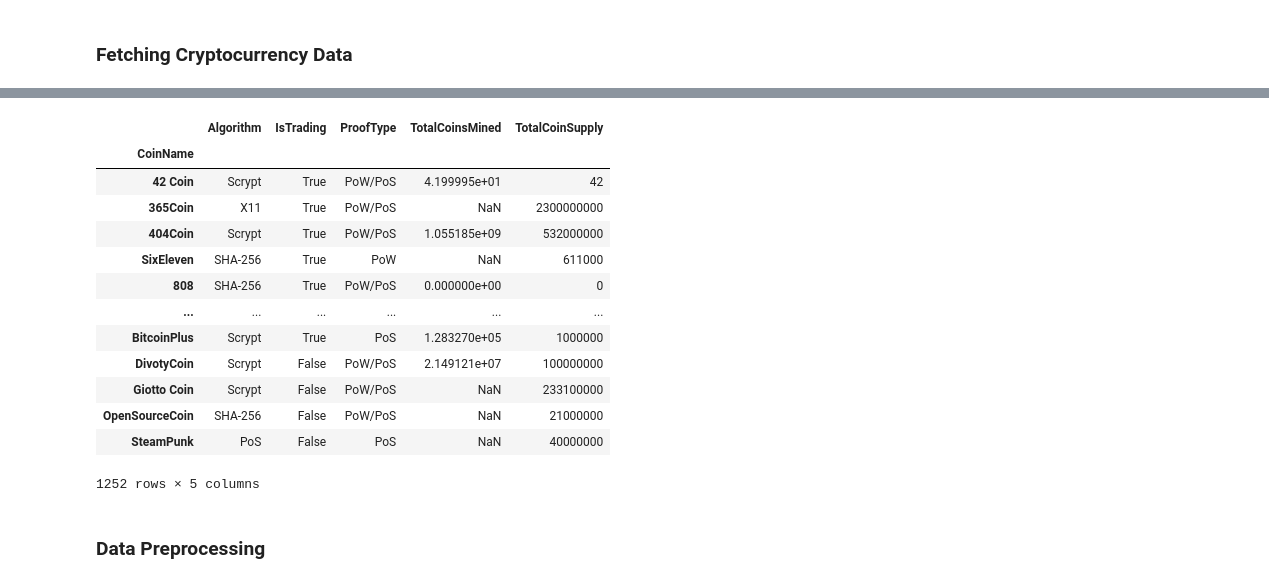
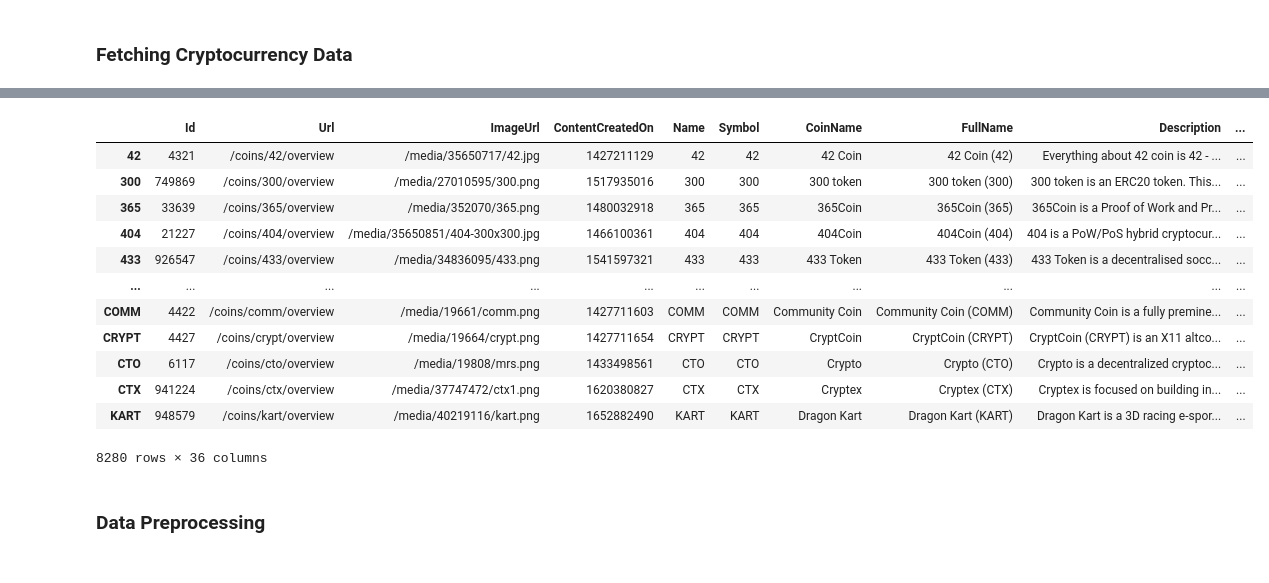
Before and after one commit to Angelboy-commercial/AWS-challenge, a Jupyter notebook: crypto_clustering.ipynb, the cells around one changed output, grey strips where cells are left out. Drawn from its saved outputs; the diff is of its cells as text; code cells hidden in the pictures.

```diff
--- a/crypto_clustering.ipynb
+++ b/crypto_clustering.ipynb
@@ -37,4 +37,5 @@ crypto = requests.get(url).json()
 #          'Supply': total_supply
 #     })
 
-# crypto_df = crypto_clean(crypto)
+crypto_df = pd.DataFrame(crypto['Data']).T
+crypto_df.head()
@@ -41,26 +50,25 @@ crypto = requests.get(url).json()
 # %%
 # Alternatively, use the provided csv file:
 # file_path = Path("Resources/crypto_data.csv")
 
-crypto_df = pd.read_csv('crypto_data.csv', index_col="CoinName")
-crypto_df = crypto_df.drop(columns=['Unnamed: 0'], axis=1)
+# crypto_df = pd.read_csv('crypto_data.csv', index_col="CoinName")
+# crypto_df = crypto_df.drop(columns=['Unnamed: 0'], axis=1)
 
 crypto_df
 # %% [output]
-|  | Algorithm | IsTrading | ProofType | TotalCoinsMined | TotalCoinSupply |
-| CoinName |  |  |  |  |  |
-| 42 Coin | Scrypt | True | PoW/PoS | 4.199995e+01 | 42 |
-| 365Coin | X11 | True | PoW/PoS | NaN | 2300000000 |
-| 404Coin | Scrypt | True | PoW/PoS | 1.055185e+09 | 532000000 |
-| SixEleven | SHA-256 | True | PoW | NaN | 611000 |
-| 808 | SHA-256 | True | PoW/PoS | 0.000000e+00 | 0 |
-| ... | ... | ... | ... | ... | ... |
-| BitcoinPlus | Scrypt | True | PoS | 1.283270e+05 | 1000000 |
-| DivotyCoin | Scrypt | False | PoW/PoS | 2.149121e+07 | 100000000 |
-| Giotto Coin | Scrypt | False | PoW/PoS | NaN | 233100000 |
-| OpenSourceCoin | SHA-256 | False | PoW/PoS | NaN | 21000000 |
-| SteamPunk | PoS | False | PoS | NaN | 40000000 |
+|  | Id | Url | ImageUrl | ContentCreatedOn | Name | Symbol | CoinName | FullName | Description | ... |
+| 42 | 4321 | /coins/42/overview | /media/35650717/42.jpg | 1427211129 | 42 | 42 | 42 Coin | 42 Coin (42) | Everything about 42 coin is 42 - ... | ... |
+| 300 | 749869 | /coins/300/overview | /media/27010595/300.png | 1517935016 | 300 | 300 | 300 token | 300 token (300) | 300 token is an ERC20 token. This... | ... |
+| 365 | 33639 | /coins/365/overview | /media/352070/365.png | 1480032918 | 365 | 365 | 365Coin | 365Coin (365) | 365Coin is a Proof of Work and Pr... | ... |
+| 404 | 21227 | /coins/404/overview | /media/35650851/404-300x300.jpg | 1466100361 | 404 | 404 | 404Coin | 404Coin (404) | 404 is a PoW/PoS hybrid cryptocur... | ... |
+| 433 | 926547 | /coins/433/overview | /media/34836095/433.png | 1541597321 | 433 | 433 | 433 Token | 433 Token (433) | 433 Token is a decentralised socc... | ... |
+| ... | ... | ... | ... | ... | ... | ... | ... | ... | ... | ... |
+| COMM | 4422 | /coins/comm/overview | /media/19661/comm.png | 1427711603 | COMM | COMM | Community Coin | Community Coin (COMM) | Community Coin is a fully premine... | ... |
+| CRYPT | 4427 | /coins/crypt/overview | /media/19664/crypt.png | 1427711654 | CRYPT | CRYPT | CryptCoin | CryptCoin (CRYPT) | CryptCoin (CRYPT) is an X11 altco... | ... |
+| CTO | 6117 | /coins/cto/overview | /media/19808/mrs.png | 1433498561 | CTO | CTO | Crypto | Crypto (CTO) | Crypto is a decentralized cryptoc... | ... |
+| CTX | 941224 | /coins/ctx/overview | /media/37747472/ctx1.png | 1620380827 | CTX | CTX | Cryptex | Cryptex (CTX) | Cryptex is focused on building in... | ... |
+| KART | 948579 | /coins/kart/overview | /media/40219116/kart.png | 1652882490 | KART | KART | Dragon Kart | Dragon Kart (KART) | Dragon Kart is a 3D racing e-spor... | ... |
-1252 rows × 5 columns
+8280 rows × 36 columns
 # %% [markdown]
 ### Data Preprocessing
 # %%
```
Also changed, not shown: parts of 21 cells of this notebook.
